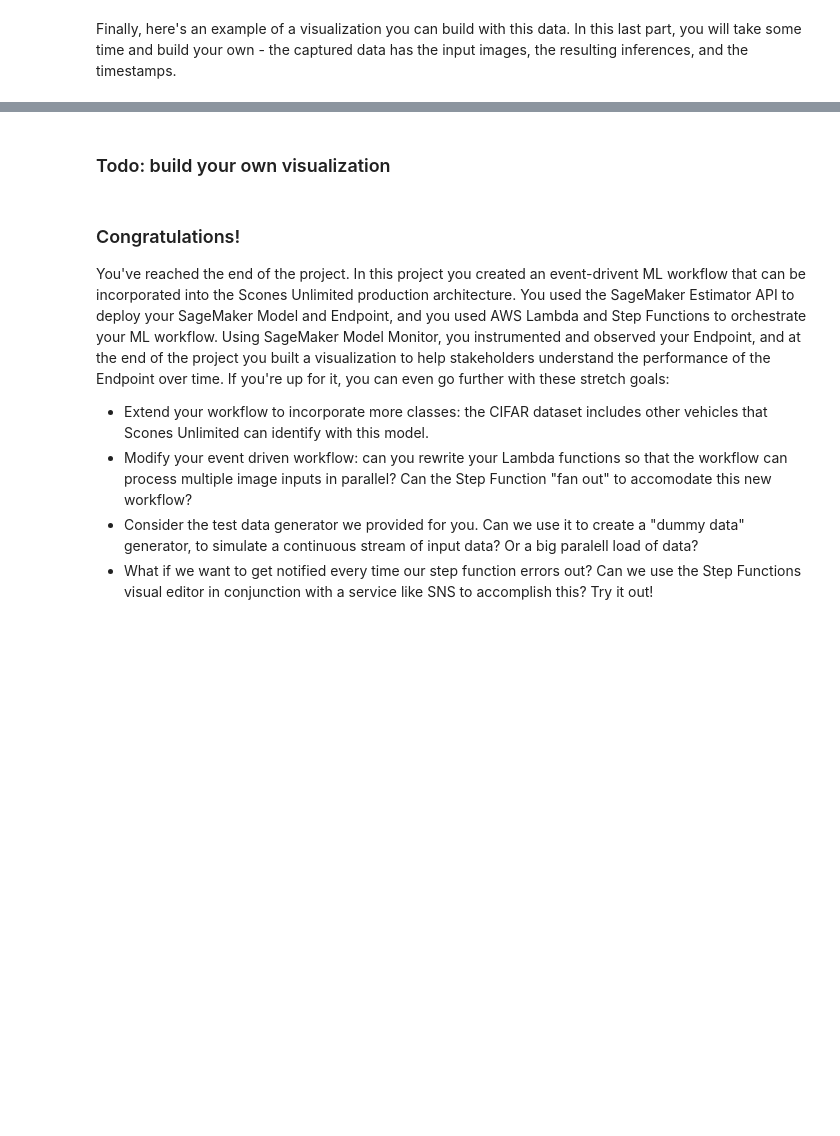
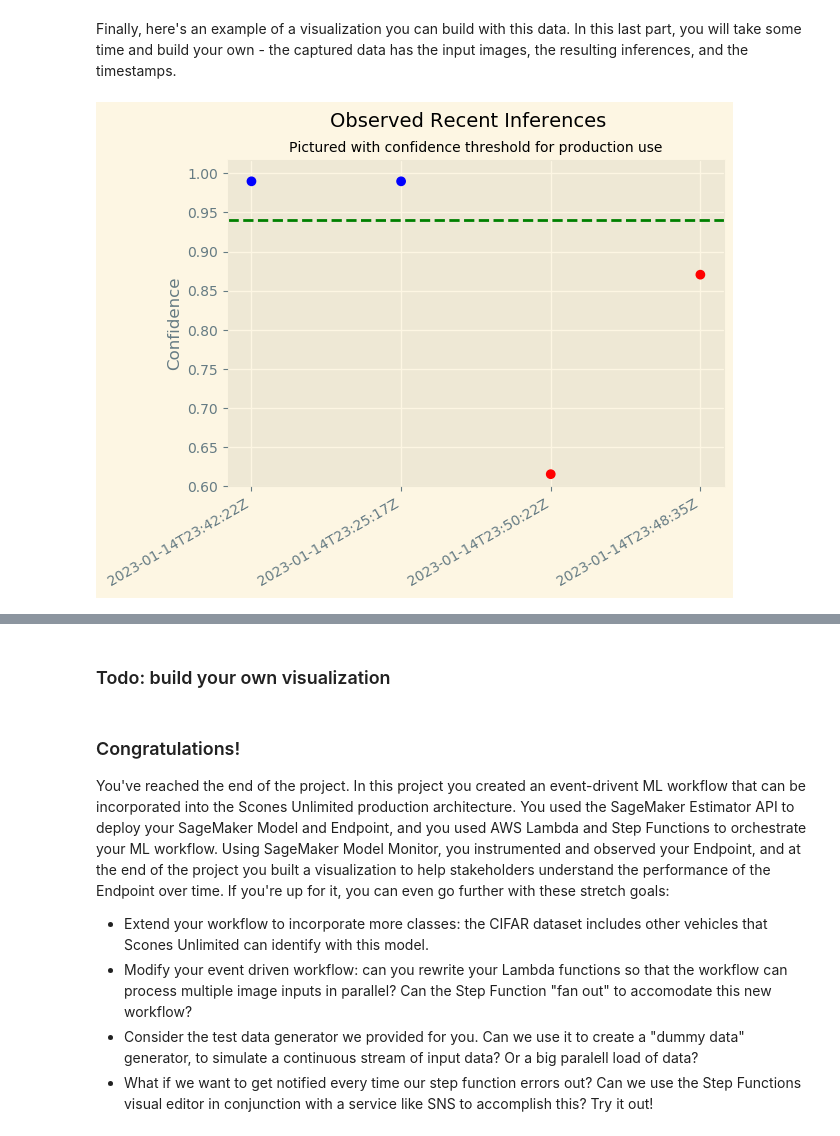
Before and after one commit to kevinbarry7/ml_workflow_project, a Jupyter notebook: starter.ipynb, the cells around one changed output, grey strips where cells are left out. Drawn from its saved outputs; the diff is of its cells as text; code cells hidden in the pictures; blank space fills up the shorter version.

```diff
--- a/starter.ipynb
+++ b/starter.ipynb
@@ -268,12 +249,11 @@ def save_images(dataset, row, path, filename):
     plt.imsave(path+filename, target)
 
     # Return any signal data you want for debugging
-    return print('Done!!')
-
+    return
+print("Done!!!")
 ## TODO: save ALL images using the save_images function
-for r, f in zip(df_train["row"], df_train["filenames"]):
+for r, f in zip(df_train['row'], df_train['filenames']):
     save_images(dataset_train, r, "./train/", f)
 
-# test set
-for r, f in zip(df_test["row"], df_test["filenames"]):
+for r, f in zip(df_test['row'], df_test['filenames']):
     save_images(dataset_test, r, "./test/", f)
@@ -648,26 +687,31 @@ simple_getter(json_data[0])
 # %% [markdown]
 Finally, here's an example of a visualization you can build with this data. In this last part, you will take some time and build your own - the captured data has the input images, the resulting inferences, and the timestamps.
 # %%
+import matplotlib.pyplot as plt
+%matplotlib inline
+
 # Populate the data for the x and y axis
 x = []
 y = []
 for obj in json_data:
     inference, timestamp = simple_getter(obj)
 
     y.append(max(inference))
     x.append(timestamp)
 
 # Todo: here is an visualization example, take some time to build another visual that helps monitor the result
 # Plot the data
 plt.scatter(x, y, c=['r' if k<.94 else 'b' for k in y ])
 plt.axhline(y=0.94, color='g', linestyle='--')
-plt.ylim(bottom=.88)
+plt.ylim(bottom=.60)
 
 # Add labels
 plt.ylabel("Confidence")
 plt.suptitle("Observed Recent Inferences", size=14)
 plt.title("Pictured with confidence threshold for production use", size=10)
 
 # Give it some pizzaz!
 plt.style.use("Solarize_Light2")
 plt.gcf().autofmt_xdate()
+# %% [output]
+[figure, added]
```
Also changed, not shown: parts of 20 cells of this notebook, 3 other files.
